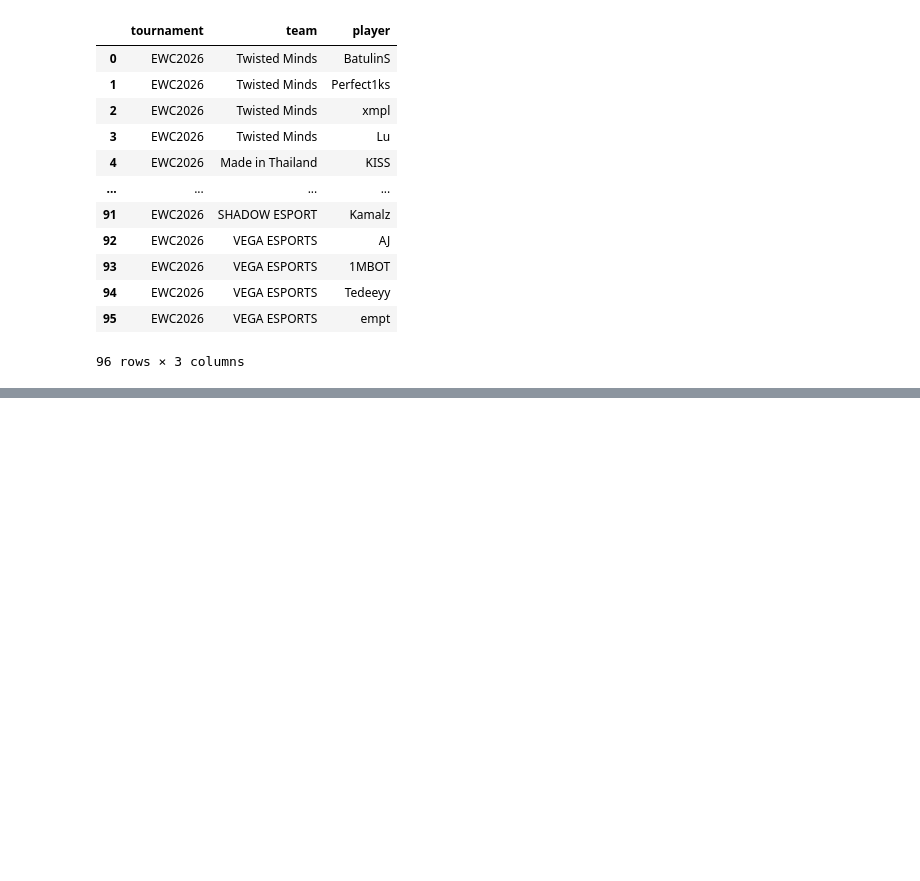
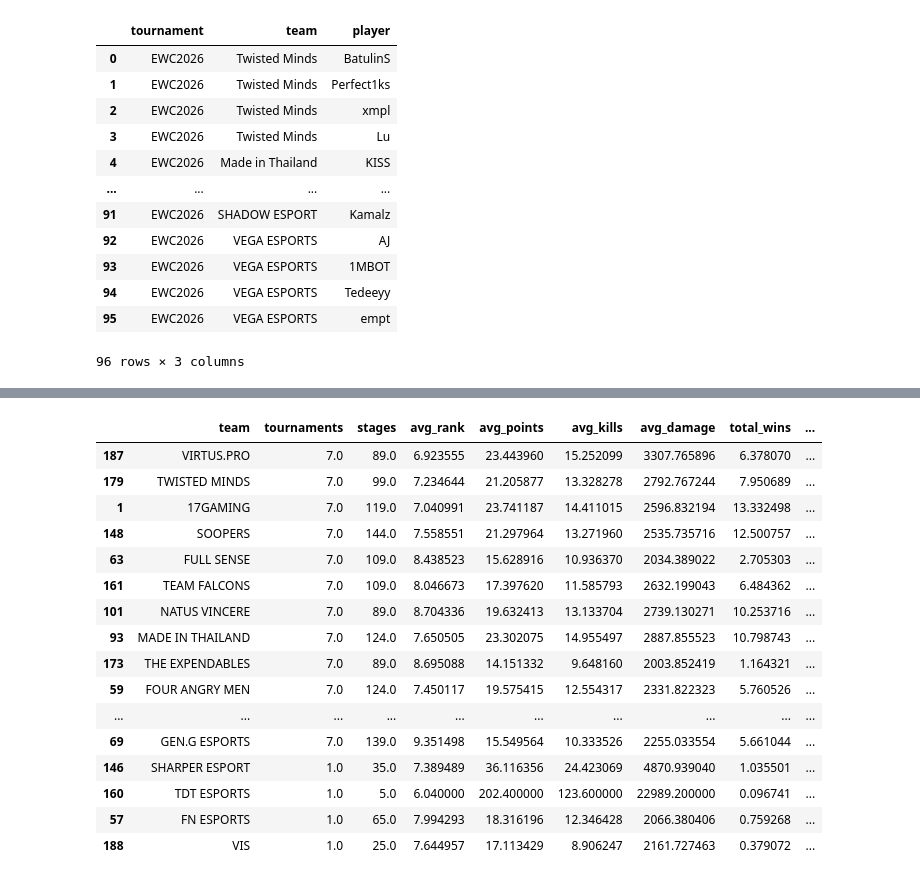
Before and after one commit to NTMQuannuaQMTN/ewcpubg, a Jupyter notebook: notebooks/ewcpubg.ipynb, the cells around one changed output, grey strips where cells are left out. Cells and saved outputs as stored; diff of their text form; code cells hidden in the pictures; blank space fills up the shorter version.

```diff
--- a/notebooks/ewcpubg.ipynb
+++ b/notebooks/ewcpubg.ipynb
@@ -1131,10 +1071,0 @@ dataset.shape
-# %%
-# Apply to every dataframe
-for df, cols in [
-    (team_df, ["team"]),
-    (player_df, ["teamName"]),
-    (players_df, ["team"]),
-]:
-    for c in cols:
-        if c in df.columns:
-            df[c] = df[c].apply(normalize_team)
@@ -1386,0 +1348,8 @@ prediction
+# %%
+team_df["history_weight"] = (
+    team_df["tournament"].map(TOURNAMENT_STRENGTH_BY_NAME).fillna(UNKNOWN_TOURNAMENT_STRENGTH)
+    * team_df["tournament"].map(RECENCY_BY_NAME).fillna(1.0)
+    * team_df["strength_of_schedule"].clip(lower=0.01)
+)
+
+team_df[["tournament", "stage", "team", "history_weight"]].sort_values("history_weight", ascending=False).head()
@@ -1386,0 +1568,42 @@ prediction
+# %%
+STRENGTH_SHRINKAGE_K = 8  # pseudo-count: how many stages of evidence outweighs the prior
+
+
+def shrink_team_strength(team_strength, k=STRENGTH_SHRINKAGE_K):
+    df = team_strength.copy()
+    global_mean = df["team_strength"].mean()
+    n = df["stages"]
+    df["team_strength"] = (df["team_strength"] * n + global_mean * k) / (n + k)
+    return df
+
+
+def calibration_check(strength_df):
+    issues = []
+    sos_median = strength_df["strength_of_schedule"].median()
+    strength_p75 = strength_df["team_strength"].quantile(0.75)
+
+    for _, row in strength_df.iterrows():
+        if (
+            row["global_events"] == 0
+            and row["strength_of_schedule"] < sos_median
+            and row["team_strength"] > strength_p75
+        ):
+            issues.append(
+                f"{row['team']}: 0 global events + below-median SOS but "
+                f"top-quartile strength ({row['team_strength']:.1f})"
+            )
+    return issues
+
+
+team_strength = shrink_team_strength(team_strength)
+
+calibration_issues = calibration_check(team_strength)
+if calibration_issues:
+    print("CALIBRATION ISSUES:")
+    for issue in calibration_issues:
+        print(" -", issue)
+else:
+    print("No calibration issues found.")
+
+team_strength.sort_values("team_strength", ascending=False).head(50)
+# %% [output]
@@ -1386,0 +1625,17 @@ prediction
+|  | team | tournaments | stages | avg_rank | avg_points | avg_kills | avg_damage | total_wins | ... |
+| 187 | VIRTUS.PRO | 7.0 | 89.0 | 6.923555 | 23.443960 | 15.252099 | 3307.765896 | 6.378070 | ... |
+| 179 | TWISTED MINDS | 7.0 | 99.0 | 7.234644 | 21.205877 | 13.328278 | 2792.767244 | 7.950689 | ... |
+| 1 | 17GAMING | 7.0 | 119.0 | 7.040991 | 23.741187 | 14.411015 | 2596.832194 | 13.332498 | ... |
+| 148 | SOOPERS | 7.0 | 144.0 | 7.558551 | 21.297964 | 13.271960 | 2535.735716 | 12.500757 | ... |
+| 63 | FULL SENSE | 7.0 | 109.0 | 8.438523 | 15.628916 | 10.936370 | 2034.389022 | 2.705303 | ... |
+| 161 | TEAM FALCONS | 7.0 | 109.0 | 8.046673 | 17.397620 | 11.585793 | 2632.199043 | 6.484362 | ... |
+| 101 | NATUS VINCERE | 7.0 | 89.0 | 8.704336 | 19.632413 | 13.133704 | 2739.130271 | 10.253716 | ... |
+| 93 | MADE IN THAILAND | 7.0 | 124.0 | 7.650505 | 23.302075 | 14.955497 | 2887.855523 | 10.798743 | ... |
+| 173 | THE EXPENDABLES | 7.0 | 89.0 | 8.695088 | 14.151332 | 9.648160 | 2003.852419 | 1.164321 | ... |
+| 59 | FOUR ANGRY MEN | 7.0 | 124.0 | 7.450117 | 19.575415 | 12.554317 | 2331.822323 | 5.760526 | ... |
+| ... | ... | ... | ... | ... | ... | ... | ... | ... | ... |
+| 69 | GEN.G ESPORTS | 7.0 | 139.0 | 9.351498 | 15.549564 | 10.333526 | 2255.033554 | 5.661044 | ... |
+| 146 | SHARPER ESPORT | 1.0 | 35.0 | 7.389489 | 36.116356 | 24.423069 | 4870.939040 | 1.035501 | ... |
+| 160 | TDT ESPORTS | 1.0 | 5.0 | 6.040000 | 202.400000 | 123.600000 | 22989.200000 | 0.096741 | ... |
+| 57 | FN ESPORTS | 1.0 | 65.0 | 7.994293 | 18.316196 | 12.346428 | 2066.380406 | 0.759268 | ... |
+| 188 | VIS | 1.0 | 25.0 | 7.644957 | 17.113429 | 8.906247 | 2161.727463 | 0.379072 | ... |
```
Also changed, not shown: parts of 57 cells of this notebook, 9 other files.
